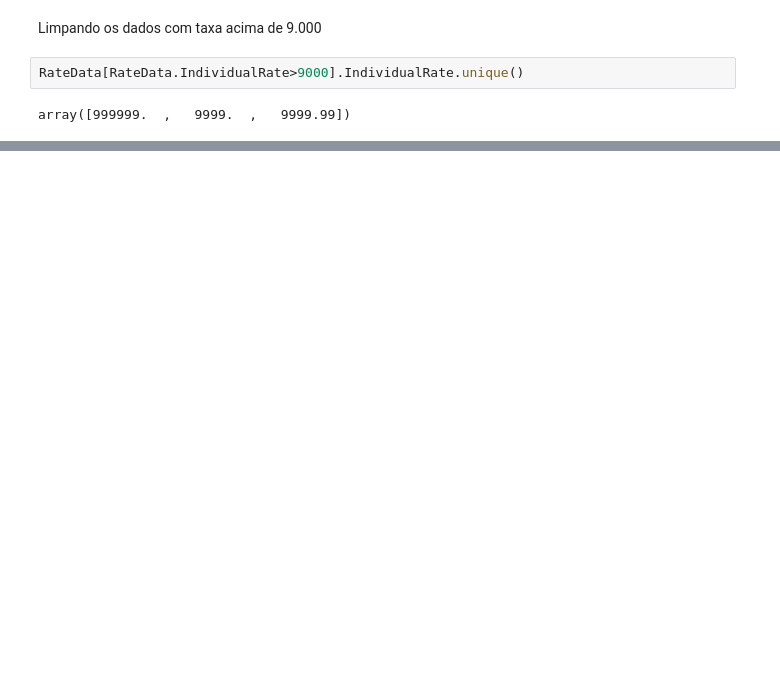
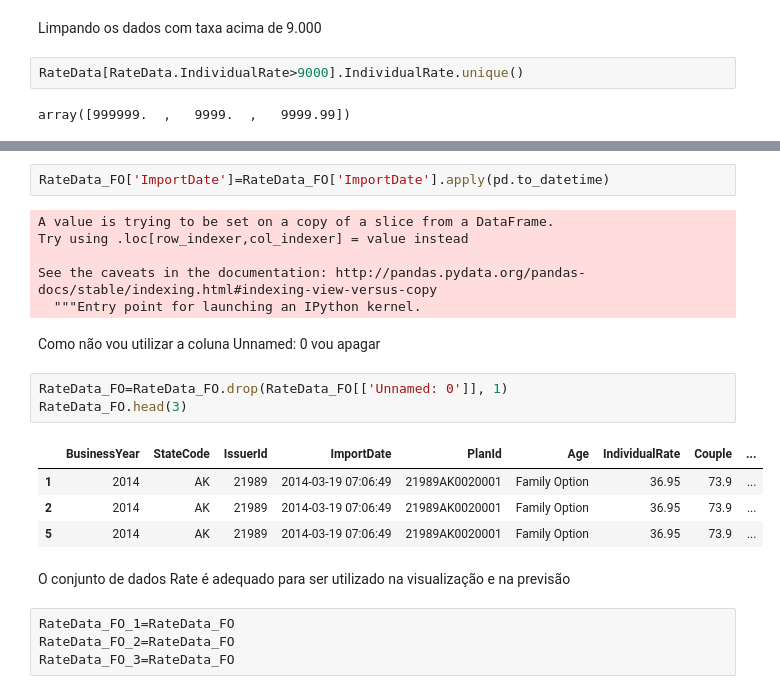
Before and after one commit to if1015-datascience-ufpe/2018-1-projeto-seguro_de_saude, a Jupyter notebook: Seguro_de_Saude.ipynb, the cells around one changed output, grey strips where cells are left out. Drawn from its saved outputs; the diff is of its cells as text; blank space fills up the shorter version.

```diff
--- a/Seguro_de_Saude.ipynb
+++ b/Seguro_de_Saude.ipynb
@@ -90,0 +111,24 @@ array([999999.  ,   9999.  ,   9999.99])
+# %%
+RateData_FO['ImportDate']=RateData_FO['ImportDate'].apply(pd.to_datetime)
+# %% [output]
+A value is trying to be set on a copy of a slice from a DataFrame.
+Try using .loc[row_indexer,col_indexer] = value instead
+
+See the caveats in the documentation: http://pandas.pydata.org/pandas-docs/stable/indexing.html#indexing-view-versus-copy
+  """Entry point for launching an IPython kernel.
+# %% [markdown]
+Como não vou utilizar a coluna Unnamed: 0 vou apagar
+# %%
+RateData_FO=RateData_FO.drop(RateData_FO[['Unnamed: 0']], 1)
+RateData_FO.head(3)
+# %% [output]
+|  | BusinessYear | StateCode | IssuerId | ImportDate | PlanId | Age | IndividualRate | Couple | ... |
+| 1 | 2014 | AK | 21989 | 2014-03-19 07:06:49 | 21989AK0020001 | Family Option | 36.95 | 73.9 | ... |
+| 2 | 2014 | AK | 21989 | 2014-03-19 07:06:49 | 21989AK0020001 | Family Option | 36.95 | 73.9 | ... |
+| 5 | 2014 | AK | 21989 | 2014-03-19 07:06:49 | 21989AK0020001 | Family Option | 36.95 | 73.9 | ... |
+# %% [markdown]
+O conjunto de dados Rate é adequado para ser utilizado na visualização e na previsão
+# %%
+RateData_FO_1=RateData_FO
+RateData_FO_2=RateData_FO
+RateData_FO_3=RateData_FO
```
Also changed, not shown: parts of 4 cells of this notebook.
